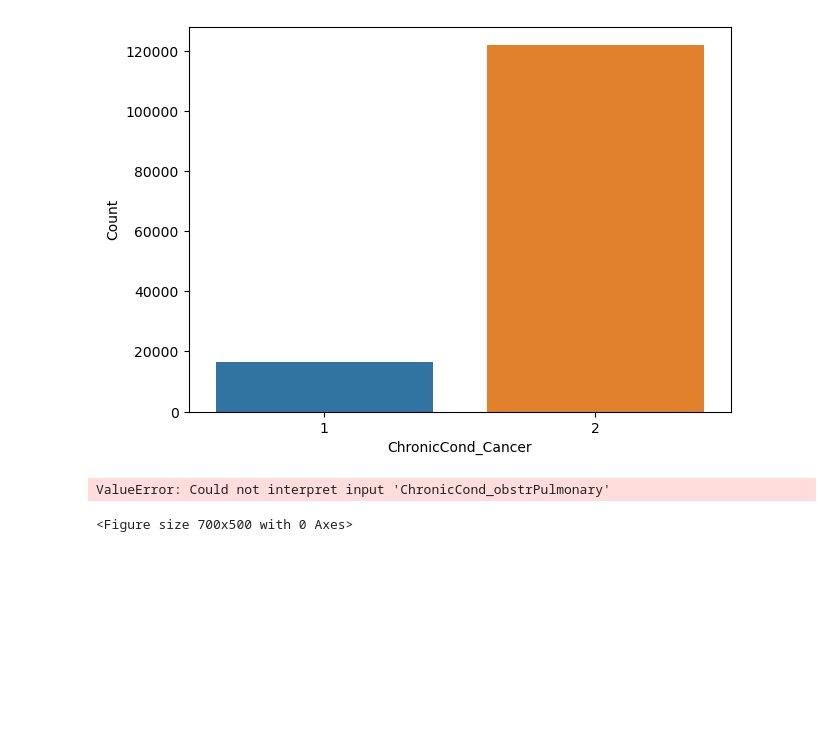
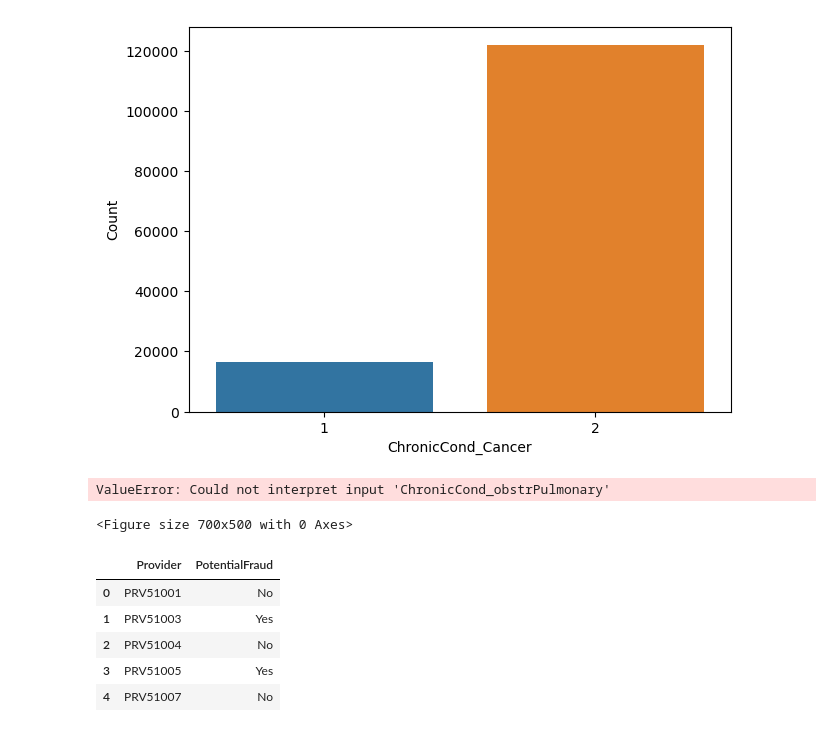
Before and after one commit to kirancool/Insurance_HealthCare_Fraud_Analysis, a Jupyter notebook: HEALTHCARE PROVIDER FRAUD DETECTION ANALYSIS.ipynb, the cells around one changed output. Cells and saved outputs as stored; diff of their text form; code cells hidden in the pictures; blank space fills up the shorter version.

```diff
--- a/HEALTHCARE PROVIDER FRAUD DETECTION ANALYSIS.ipynb
+++ b/HEALTHCARE PROVIDER FRAUD DETECTION ANALYSIS.ipynb
@@ -263,0 +266,9 @@ ValueError: Could not interpret input 'ChronicCond_obstrPulmonary'
+# %%
+df_prov.head()
+# %% [output]
+|  | Provider | PotentialFraud |
+| 0 | PRV51001 | No |
+| 1 | PRV51003 | Yes |
+| 2 | PRV51004 | No |
+| 3 | PRV51005 | Yes |
+| 4 | PRV51007 | No |
```
Also changed, not shown: parts of 4 cells of this notebook.
